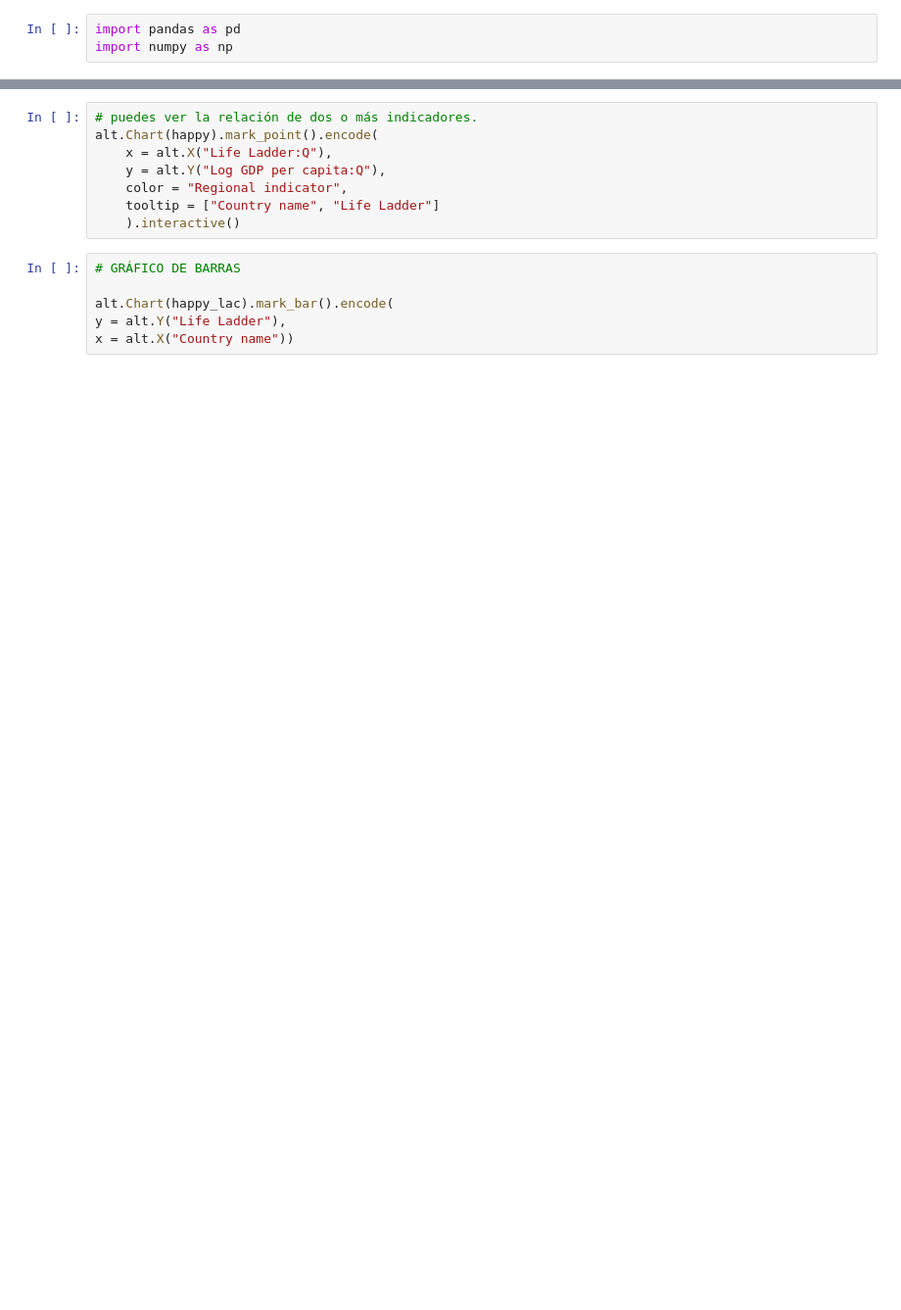
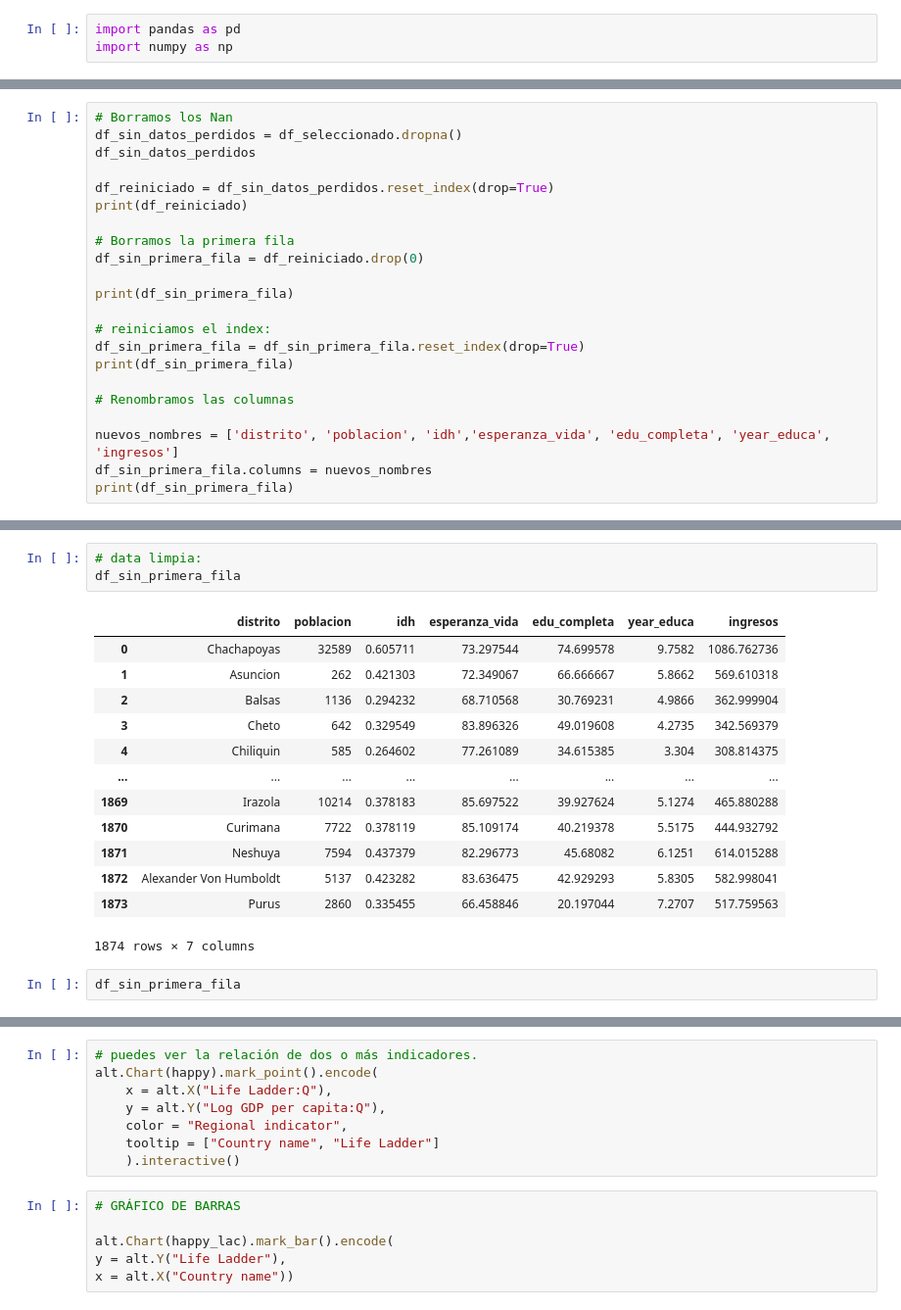
Before and after one commit to Qlab-2024-0/PROYECTO-1-FINAL, a Jupyter notebook: limpieza.ipynb, the cells around one changed output, grey strips where cells are left out. Shown at 98% size. Saved outputs shown, nothing was run; the diff lists cells and outputs as text; blank space fills up the shorter version.

```diff
--- a/limpieza.ipynb
+++ b/limpieza.ipynb
@@ -65,0 +66,22 @@ clean_global
+# %%
+# Borramos los Nan
+df_sin_datos_perdidos = df_seleccionado.dropna()
+df_sin_datos_perdidos
+
+df_reiniciado = df_sin_datos_perdidos.reset_index(drop=True)
+print(df_reiniciado)
+
+# Borramos la primera fila
+df_sin_primera_fila = df_reiniciado.drop(0)
+
+print(df_sin_primera_fila)
+
+# reiniciamos el index:
+df_sin_primera_fila = df_sin_primera_fila.reset_index(drop=True)
+print(df_sin_primera_fila)
+
+# Renombramos las columnas
+
+nuevos_nombres = ['distrito', 'poblacion', 'idh','esperanza_vida', 'edu_completa', 'year_educa', 'ingresos']
+df_sin_primera_fila.columns = nuevos_nombres
+print(df_sin_primera_fila)
@@ -65,0 +106,19 @@ clean_global
+# %%
+# data limpia:
+df_sin_primera_fila
+# %% [output]
+|  | distrito | poblacion | idh | esperanza_vida | edu_completa | year_educa | ingresos |
+| 0 | Chachapoyas | 32589 | 0.605711 | 73.297544 | 74.699578 | 9.7582 | 1086.762736 |
+| 1 | Asuncion | 262 | 0.421303 | 72.349067 | 66.666667 | 5.8662 | 569.610318 |
+| 2 | Balsas | 1136 | 0.294232 | 68.710568 | 30.769231 | 4.9866 | 362.999904 |
+| 3 | Cheto | 642 | 0.329549 | 83.896326 | 49.019608 | 4.2735 | 342.569379 |
+| 4 | Chiliquin | 585 | 0.264602 | 77.261089 | 34.615385 | 3.304 | 308.814375 |
+| ... | ... | ... | ... | ... | ... | ... | ... |
+| 1869 | Irazola | 10214 | 0.378183 | 85.697522 | 39.927624 | 5.1274 | 465.880288 |
+| 1870 | Curimana | 7722 | 0.378119 | 85.109174 | 40.219378 | 5.5175 | 444.932792 |
+| 1871 | Neshuya | 7594 | 0.437379 | 82.296773 | 45.68082 | 6.1251 | 614.015288 |
+| 1872 | Alexander Von Humboldt | 5137 | 0.423282 | 83.636475 | 42.929293 | 5.8305 | 582.998041 |
+| 1873 | Purus | 2860 | 0.335455 | 66.458846 | 20.197044 | 7.2707 | 517.759563 |
+1874 rows × 7 columns
+# %%
+df_sin_primera_fila
```
Also changed, not shown: parts of 15 cells of this notebook.
